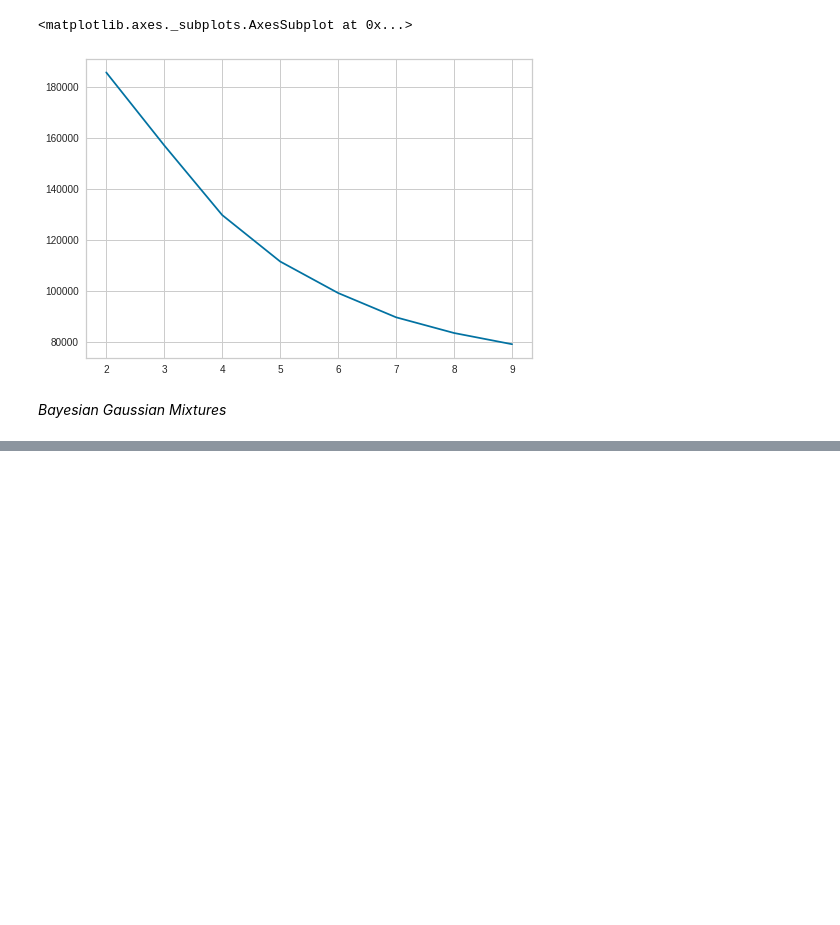
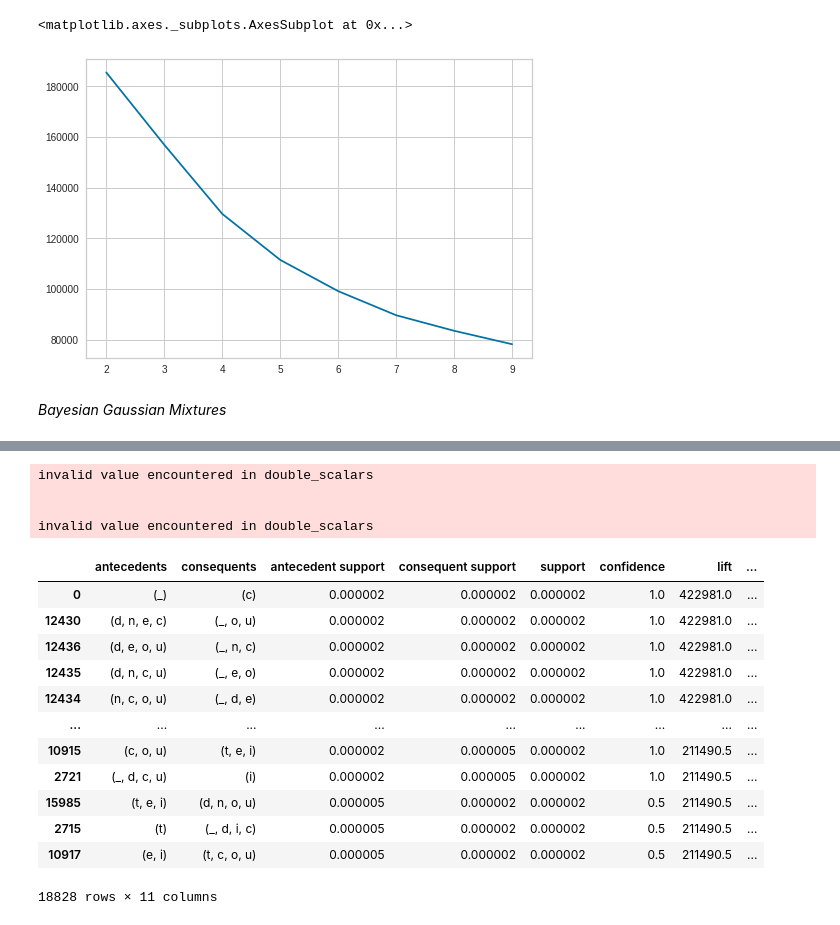
Before and after one commit to larhchim/Salary-Prediction-Classification-ML, a Jupyter notebook: Projet_ML_LARHCHIM_EL_BIYAALI.ipynb, the cells around one changed output, grey strips where cells are left out. Drawn from its saved outputs; the diff is of its cells as text; code cells hidden in the pictures; blank space fills up the shorter version.

```diff
--- a/Projet_ML_LARHCHIM_EL_BIYAALI.ipynb
+++ b/Projet_ML_LARHCHIM_EL_BIYAALI.ipynb
@@ -954,0 +1046,12 @@ weighted avg       0.87      0.87      0.87      9068
+# %%
+# importing the required module
+from mlxtend.frequent_patterns import apriori, association_rules
+
+
+# Extracting the most frequest itemsets via Mlxtend.
+# The length column has been added to increase ease of filtering.
+frequent_itemsets = apriori(df, min_support=0, use_colnames=True)
+frequent_itemsets['length'] = frequent_itemsets['itemsets'].apply(lambda x: len(x))
+
+# printing the frequent itemset
+frequent_itemsets
@@ -954,0 +1088,24 @@ weighted avg       0.87      0.87      0.87      9068
+# %%
+#  We set our metric as "Lift" to define whether antecedents & consequents are dependent our not
+rules = association_rules(frequent_itemsets, metric="lift", min_threshold=1.2)
+rules["antecedents_length"] = rules["antecedents"].apply(lambda x: len(x))
+rules["consequents_length"] = rules["consequents"].apply(lambda x: len(x))
+rules.sort_values("lift",ascending=False)
+# %% [output]
+invalid value encountered in double_scalars
+
+
+invalid value encountered in double_scalars
+|  | antecedents | consequents | antecedent support | consequent support | support | confidence | lift | ... |
+| 0 | (_) | (c) | 0.000002 | 0.000002 | 0.000002 | 1.0 | 422981.0 | ... |
+| 12430 | (d, n, e, c) | (_, o, u) | 0.000002 | 0.000002 | 0.000002 | 1.0 | 422981.0 | ... |
+| 12436 | (d, e, o, u) | (_, n, c) | 0.000002 | 0.000002 | 0.000002 | 1.0 | 422981.0 | ... |
+| 12435 | (d, n, c, u) | (_, e, o) | 0.000002 | 0.000002 | 0.000002 | 1.0 | 422981.0 | ... |
+| 12434 | (n, c, o, u) | (_, d, e) | 0.000002 | 0.000002 | 0.000002 | 1.0 | 422981.0 | ... |
+| ... | ... | ... | ... | ... | ... | ... | ... | ... |
+| 10915 | (c, o, u) | (t, e, i) | 0.000002 | 0.000005 | 0.000002 | 1.0 | 211490.5 | ... |
+| 2721 | (_, d, c, u) | (i) | 0.000002 | 0.000005 | 0.000002 | 1.0 | 211490.5 | ... |
+| 15985 | (t, e, i) | (d, n, o, u) | 0.000005 | 0.000002 | 0.000002 | 0.5 | 211490.5 | ... |
+| 2715 | (t) | (_, d, i, c) | 0.000005 | 0.000002 | 0.000002 | 0.5 | 211490.5 | ... |
+| 10917 | (e, i) | (t, c, o, u) | 0.000005 | 0.000002 | 0.000002 | 0.5 | 211490.5 | ... |
+18828 rows × 11 columns
```
Also changed, not shown: parts of 36 cells of this notebook.
